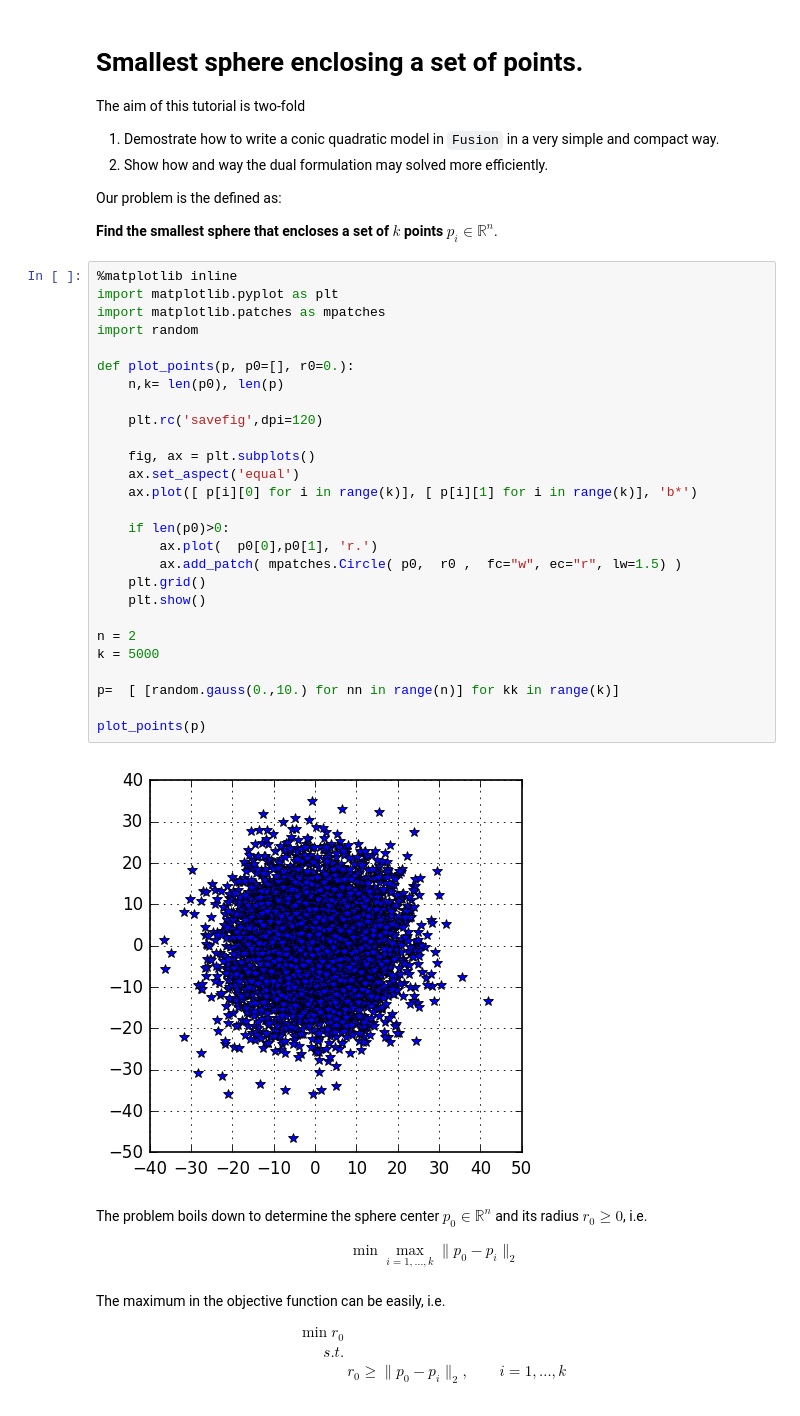
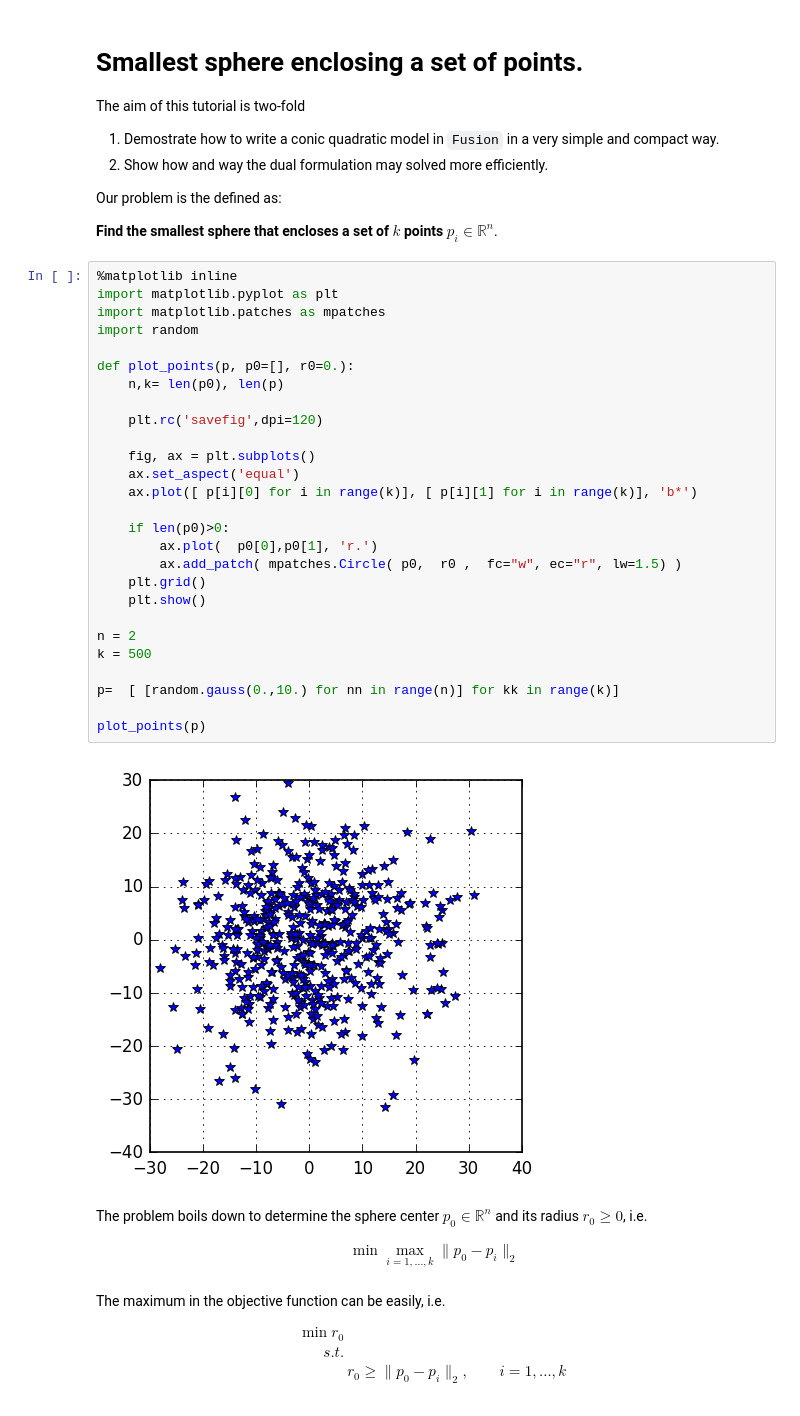
Before and after one commit to MOSEK/Tutorials, a Jupyter notebook: Fusion/minimum ellipsoid.ipynb, the cells around one changed output. Drawn from its saved outputs; the diff is of its cells as text.

```diff
--- a/Fusion/minimum ellipsoid.ipynb
+++ b/Fusion/minimum ellipsoid.ipynb
@@ -16,32 +16,32 @@ Our problem is the defined as:
 # %%
 %matplotlib inline
 import matplotlib.pyplot as plt
 import matplotlib.patches as mpatches
 import random
 
 def plot_points(p, p0=[], r0=0.):
     n,k= len(p0), len(p)
 
     plt.rc('savefig',dpi=120)
 
     fig, ax = plt.subplots()
     ax.set_aspect('equal')
     ax.plot([ p[i][0] for i in range(k)], [ p[i][1] for i in range(k)], 'b*')
 
     if len(p0)>0:
         ax.plot(  p0[0],p0[1], 'r.')
         ax.add_patch( mpatches.Circle( p0,  r0 ,  fc="w", ec="r", lw=1.5) )
     plt.grid()
     plt.show()
 
 n = 2
-k = 5000
+k = 500
 
 p=  [ [random.gauss(0.,10.) for nn in range(n)] for kk in range(k)]
 
 plot_points(p)
 # %% [output]
-[figure, old version]
+[figure, new version]
 # %% [markdown]
 The problem boils down to determine the sphere center $p_0\in \mathbb{R}^n$ and its radius $r_0\geq 0$, i.e.
 
```
Also changed, not shown: parts of 20 cells of this notebook, 1 other file.
